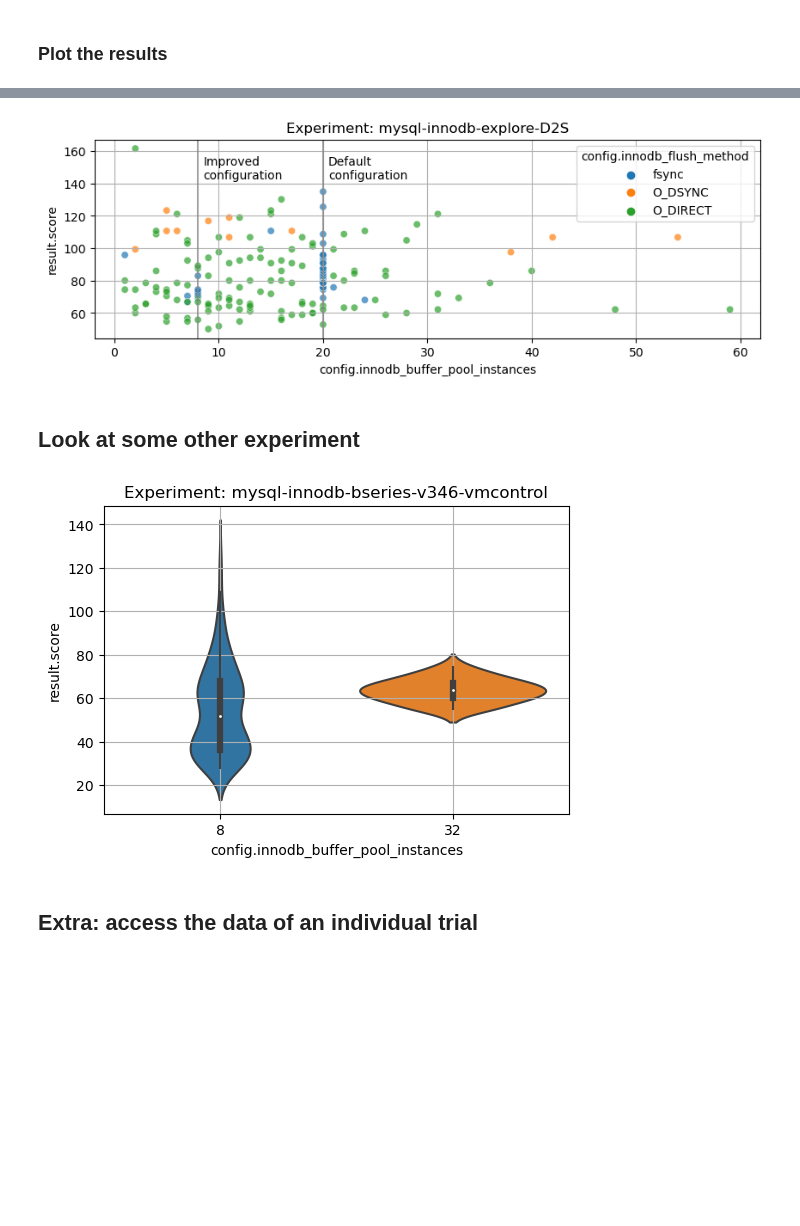
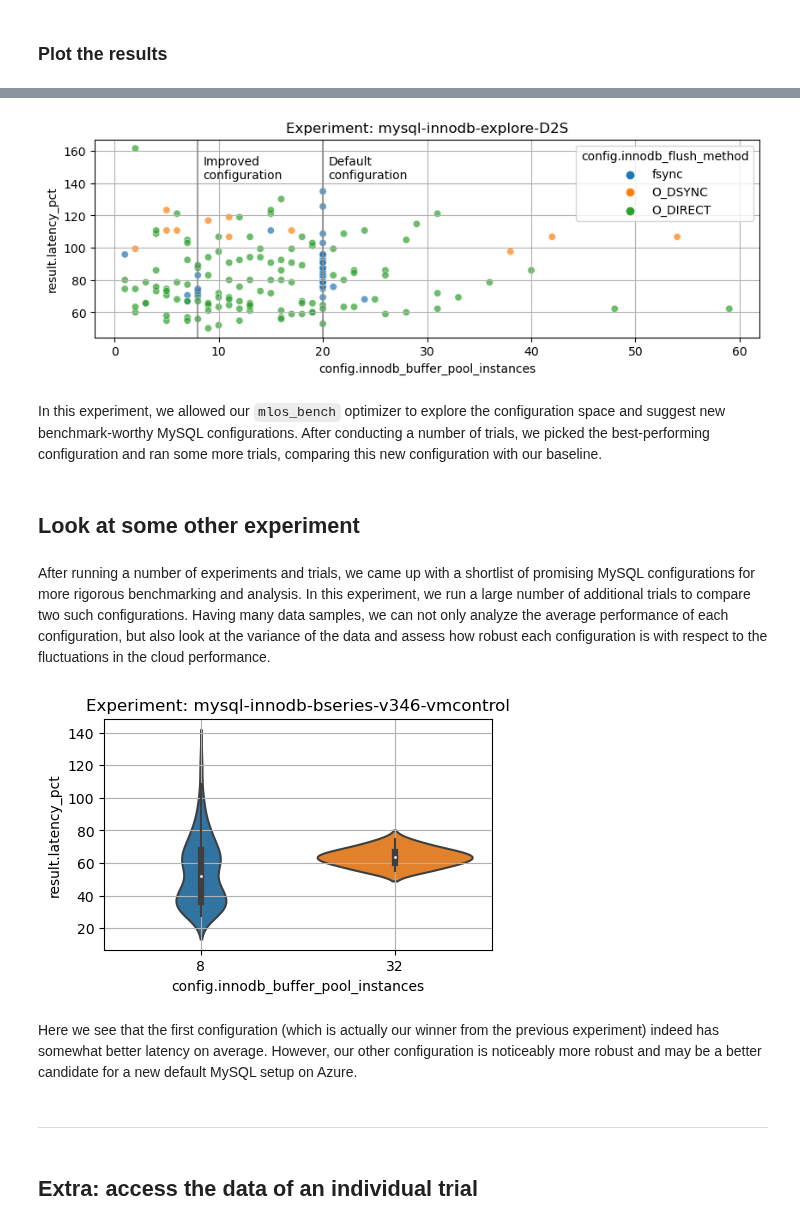
Before and after one commit to Microsoft-CISL/sqlite-autotuning, a Jupyter notebook: mlos_storage_demo.ipynb, the cells around one changed output, grey strips where cells are left out. Cells and saved outputs as stored; diff of their text form; code cells hidden in the pictures; blank space fills up the shorter version.

Commit message:
add markdown text for each cell in the demo

```diff
--- a/mlos_storage_demo.ipynb
+++ b/mlos_storage_demo.ipynb
@@ -73,6 +79,6 @@ Name: 1, dtype: object
 # %%
 METRIC = "config.innodb_buffer_pool_instances"
-SCORE = "result.score"
+SCORE = "result.latency_pct"
 CATEGORY = "config.innodb_flush_method"
 # %%
 plt.rcParams["figure.figsize"] = (10, 3)
@@ -89,21 +95,29 @@ plt.title("Experiment: " + exp.exp_id)
 plt.grid()
 plt.show()
 # %% [output]
-[figure, old version]
+[figure, new version]
+# %% [markdown]
+In this experiment, we allowed our `mlos_bench` optimizer to explore the configuration space and suggest new benchmark-worthy MySQL configurations. After conducting a number of trials, we picked the best-performing configuration and ran some more trials, comparing this new configuration with our baseline.
 # %% [markdown]
 ## Look at some other experiment
+# %% [markdown]
+After running a number of experiments and trials, we came up with a shortlist of promising MySQL configurations for more rigorous benchmarking and analysis. In this experiment, we run a large number of additional trials to compare two such configurations. Having many data samples, we can not only analyze the average performance of each configuration, but also look at the variance of the data and assess how robust each configuration is with respect to the fluctuations in the cloud performance.
 # %%
 exp_bench = storage.experiments["mysql-innodb-bseries-v346-vmcontrol"]
 df_bench = exp_bench.results
 # %%
-plt.rcParams["figure.figsize"] = (6, 4)
+plt.rcParams["figure.figsize"] = (5, 3)
 
 sns.violinplot(data=df_bench, x=METRIC, y=SCORE)
 
 plt.title("Experiment: " + exp_bench.exp_id)
 plt.grid()
 plt.show()
 # %% [output]
-[figure, old version]
+[figure, new version]
+# %% [markdown]
+Here we see that the first configuration (which is actually our winner from the previous experiment) indeed has somewhat better latency on average. However, our other configuration is noticeably more robust and may be a better candidate for a new default MySQL setup on Azure.
+# %% [markdown]
+----------------------
 # %% [markdown]
 ## Extra: access the data of an individual trial
```
Also changed, not shown: parts of 27 cells of this notebook.
